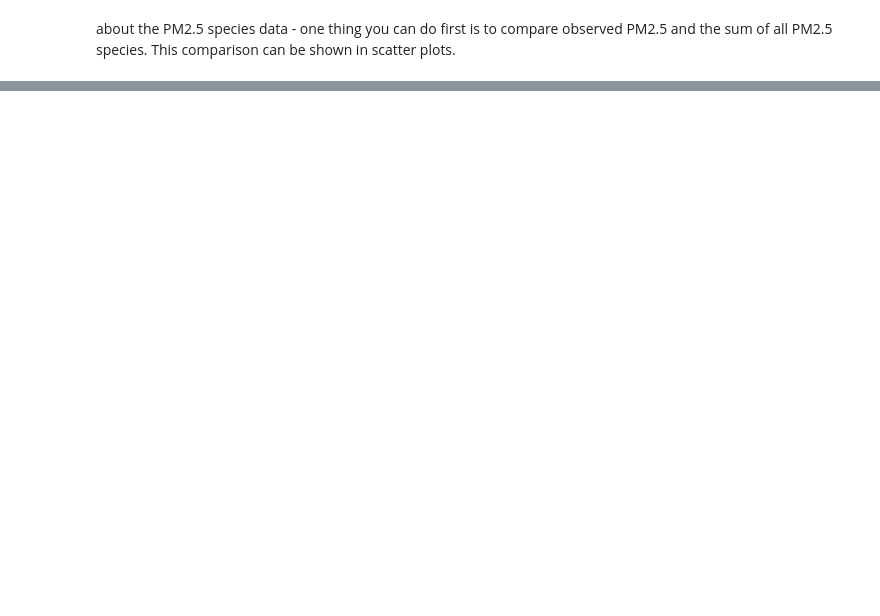
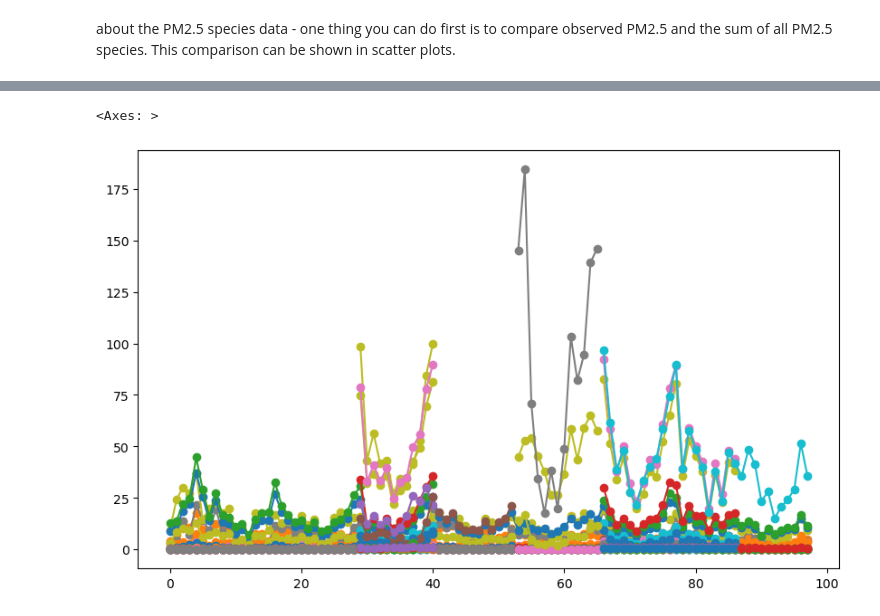
Before and after one commit to h-duan/PM, a Jupyter notebook: PM07-17.ipynb, the cells around one changed output, grey strips where cells are left out. Saved outputs shown, nothing was run; the diff lists cells and outputs as text; code cells hidden in the pictures; blank space fills up the shorter version.

```diff
--- a/PM07-17.ipynb
+++ b/PM07-17.ipynb
@@ -2010,0 +1863,8 @@ about the PM2.5 species data - one thing you can do first is to compare observed
+# %%
+### This cell CAN NOT BE commented out for the cell below to run
+
+# for NH[-1], ie. 2017
+# df contains 'date' and 'NH Conc in ug/m3 (2017)' in the first two columns
+# to let the loop run successfully below, drop one of the columns to let the calculation iterate the floats only.
+
+NH[-1] = NH[-1].drop('NH Conc in ug/m3 (2017)', axis =1)
@@ -2010,0 +1909,6 @@ about the PM2.5 species data - one thing you can do first is to compare observed
+# %%
+a = []
+for i in range(len(NH)):
+    a.append(NH[i].shape[0])
+
+print(a)
@@ -2010,0 +1945,9 @@ about the PM2.5 species data - one thing you can do first is to compare observed
+# %%
+### This cell CAN NOT BE commented out for the cell below to run
+
+# for GZ[-1], ie. 2017
+# df contains 'date' and 'GZ Conc in ug/m3 (2017)' in the first two columns
+# to let the loop run successfully below, drop one of the columns to let the calculation iterate the floats only.
+
+GZ[-1] = GZ[-1].drop('GZ Conc in ug/m3 (2017)', axis =1)
+#GZ[-1].head()
@@ -2010,0 +1961,20 @@ about the PM2.5 species data - one thing you can do first is to compare observed
+# %%
+## Monthly average for Guangzhou station for all the data available
+
+monthlyGZ = pd.DataFrame()
+
+
+for i in range(len(GZ)):
+    # Calculate the number of groups of 5 rows
+    group = len(GZ[i]) // 5
+
+    for j in range(group):
+        start = j*5
+        end = (j+1)*5
+        gr_ave = GZ[i].iloc[start+1:end+1, 1:].mean()
+        #print(gr_ave)
+        monthlyGZ = monthlyGZ._append(gr_ave, ignore_index = True)
+        #monthly = pd.concat([monthly, pd.DataFrame(gr_ave, index=[0])], ignore_index=True)
+        #monthly.loc[j] = gr_ave
+
+gr_ave.shape[0]
@@ -2010,0 +2016,5 @@ about the PM2.5 species data - one thing you can do first is to compare observed
+# %%
+monthlyGZ.iloc[:,1:].plot(kind='line',marker='o',legend=False,figsize=(10,6))
+# %% [output]
+<Axes: >
+[figure, added]
```
Also changed, not shown: parts of 95 cells of this notebook.
